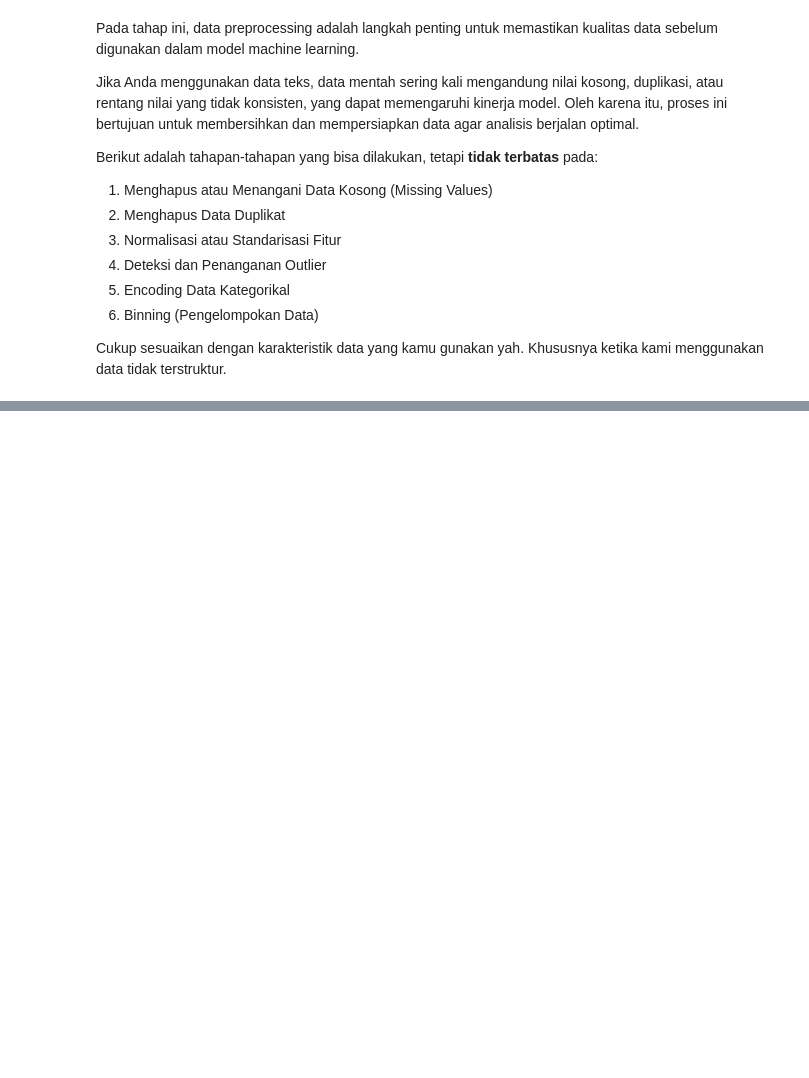
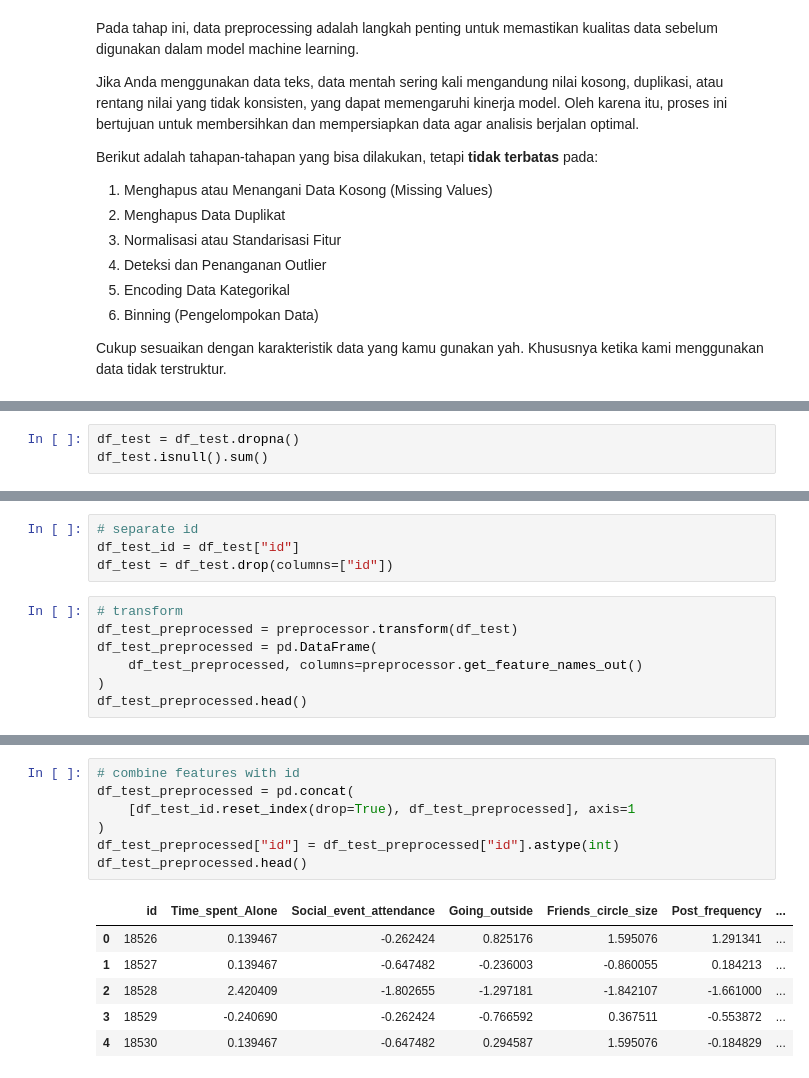
Before and after one commit to maulanasyaa/Eksperimen_SML_Maulana-Syarip-Abdurahman, a Jupyter notebook: preprocessing/Eksperimen_Maulana-Syarip-Abdurahman.ipynb, the cells around one changed output, grey strips where cells are left out. Cells and saved outputs as stored; diff of their text form; blank space fills up the shorter version.

```diff
--- a/preprocessing/Eksperimen_Maulana-Syarip-Abdurahman.ipynb
+++ b/preprocessing/Eksperimen_Maulana-Syarip-Abdurahman.ipynb
@@ -176,0 +318,3 @@ Cukup sesuaikan dengan karakteristik data yang kamu gunakan yah. Khususnya ketik
+# %%
+df_test = df_test.dropna()
+df_test.isnull().sum()
@@ -176,0 +336,11 @@ Cukup sesuaikan dengan karakteristik data yang kamu gunakan yah. Khususnya ketik
+# %%
+# separate id
+df_test_id = df_test["id"]
+df_test = df_test.drop(columns=["id"])
+# %%
+# transform
+df_test_preprocessed = preprocessor.transform(df_test)
+df_test_preprocessed = pd.DataFrame(
+    df_test_preprocessed, columns=preprocessor.get_feature_names_out()
+)
+df_test_preprocessed.head()
@@ -176,0 +354,14 @@ Cukup sesuaikan dengan karakteristik data yang kamu gunakan yah. Khususnya ketik
+# %%
+# combine features with id
+df_test_preprocessed = pd.concat(
+    [df_test_id.reset_index(drop=True), df_test_preprocessed], axis=1
+)
+df_test_preprocessed["id"] = df_test_preprocessed["id"].astype(int)
+df_test_preprocessed.head()
+# %% [output]
+|  | id | Time_spent_Alone | Social_event_attendance | Going_outside | Friends_circle_size | Post_frequency | ... |
+| 0 | 18526 | 0.139467 | -0.262424 | 0.825176 | 1.595076 | 1.291341 | ... |
+| 1 | 18527 | 0.139467 | -0.647482 | -0.236003 | -0.860055 | 0.184213 | ... |
+| 2 | 18528 | 2.420409 | -1.802655 | -1.297181 | -1.842107 | -1.661000 | ... |
+| 3 | 18529 | -0.240690 | -0.262424 | -0.766592 | 0.367511 | -0.553872 | ... |
+| 4 | 18530 | 0.139467 | -0.647482 | 0.294587 | 1.595076 | -0.184829 | ... |
```
Also changed, not shown: parts of 19 cells of this notebook, 5 other files.
